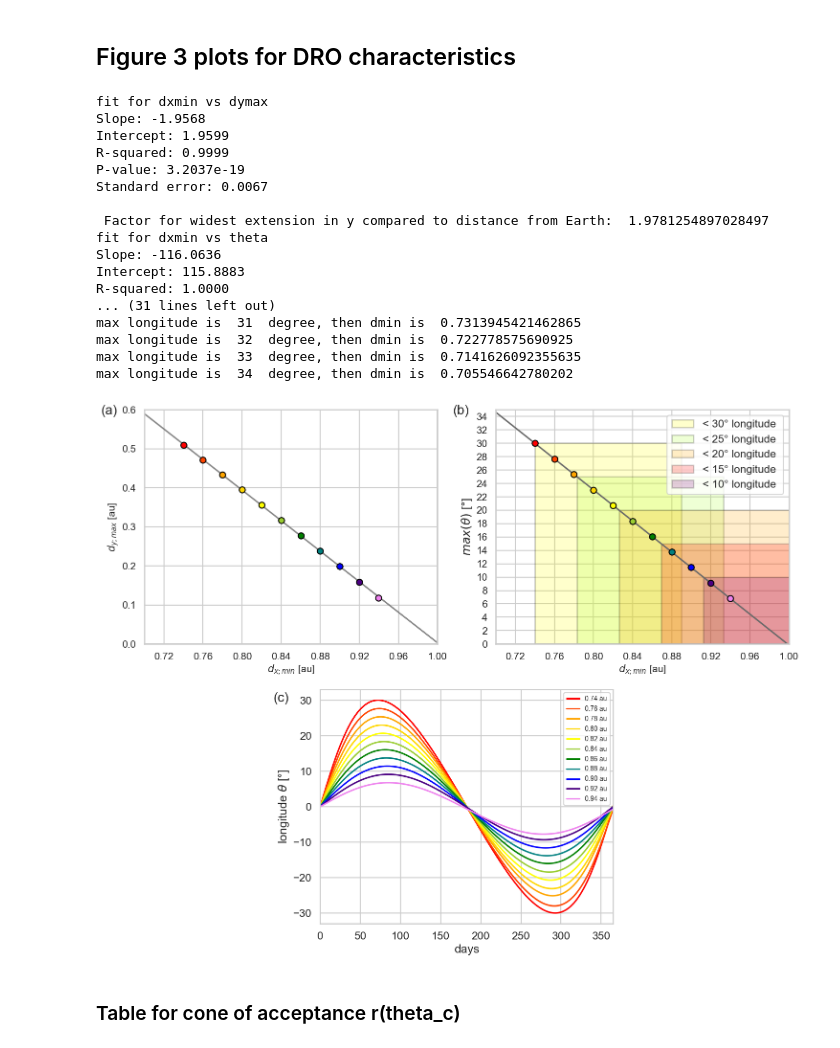
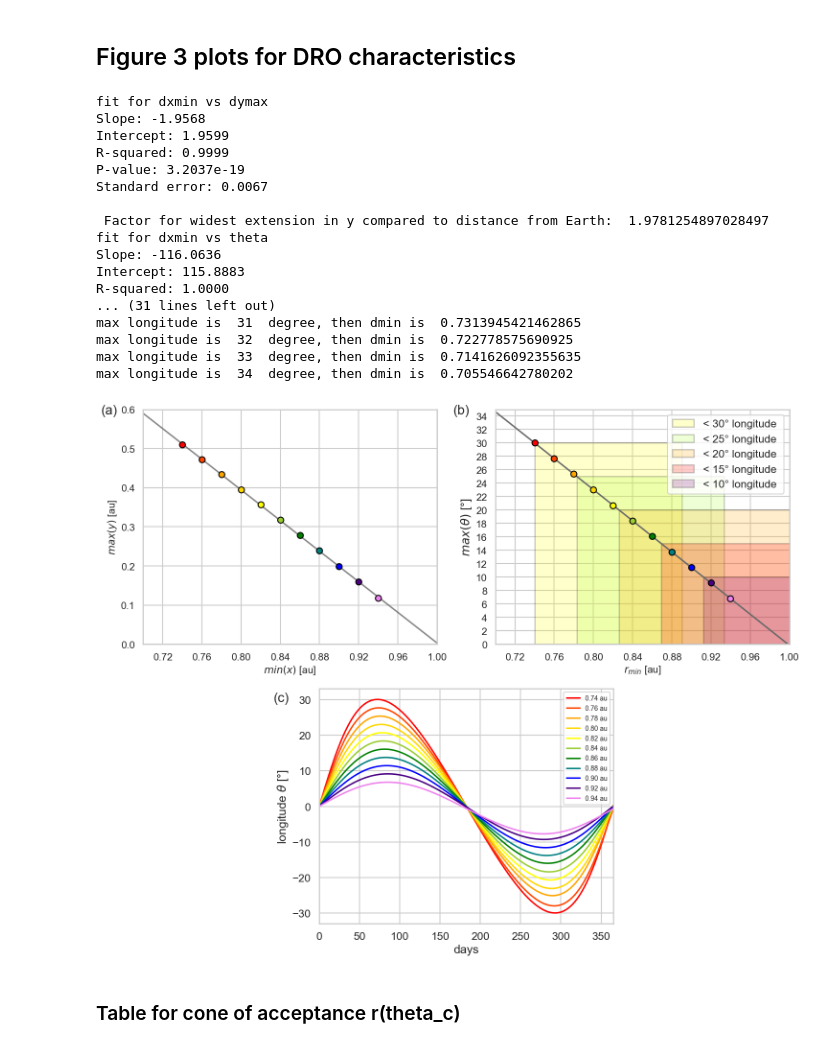
Before and after one commit to cmoestl/dro_orbits, a Jupyter notebook: dro.ipynb, the cells around one changed output. Saved outputs shown, nothing was run; the diff lists cells and outputs as text; code cells hidden in the pictures.

```diff
--- a/dro.ipynb
+++ b/dro.ipynb
@@ -678,8 +678,8 @@ for i in np.arange(11):
     ax1.scatter(minx,maxy, marker='o',c=dro_colors[i],edgecolor='black',zorder=3)
 
 
-ax1.set_xlabel('$d_{x;min}$ [au]',fontsize=15)
-ax1.set_ylabel('$d_{y;max}$ [au]',fontsize=15)
+ax1.set_xlabel('$min(x)$ [au]',fontsize=15)
+ax1.set_ylabel('$max(y)$ [au]',fontsize=15)
 ax1.set_xlim(0.7, 1.0)
 ax1.set_ylim(0,0.6)
 ax1.tick_params(axis='x', labelsize=15)
@@ -719,7 +719,7 @@ for i in np.arange(11):
     maxlong_list.append(maxlong)
     ax2.scatter(minx_list[i],maxlong, marker='o',c=dro_colors[i],edgecolor='black',zorder=3)
 
-ax2.set_xlabel('$d_{x;min}$ [au]',fontsize=15)
+ax2.set_xlabel('$r_{min}$ [au]',fontsize=15)
 ax2.set_ylabel(r'$max( \theta )$ [°]')
 ax2.set_xlim(0.7, 1.0)
 ax2.set_ylim(0,35)
@@ -821,34 +821,34 @@ ax3.legend(fontsize=10)
 #ax.scatter(x4[shield_i],y4[shield_i],marker='o',c='green')
 #ax.scatter(x5[shield_i],y5[shield_i],marker='o',c='orange')
 
 ############
 ### labels
 fig.text(0.01, 0.98, '(a)', fontsize=20, va='top', ha='left')
 fig.text(0.50, 0.98, '(b)', fontsize=20, va='top', ha='left')
 fig.text(0.25, 0.48, '(c)', fontsize=20, va='top', ha='left')
 
 plt.tight_layout()
 plt.savefig('results/fig3_characterize.pdf', dpi=300,bbox_inches='tight')
 plt.savefig('results/fig3_characterize.png', dpi=300,bbox_inches='tight')
 # %% [output]
 fit for dxmin vs dymax
 Slope: -1.9568
 Intercept: 1.9599
 R-squared: 0.9999
 P-value: 3.2037e-19
 Standard error: 0.0067
 
  Factor for widest extension in y compared to distance from Earth:  1.9781254897028497
 fit for dxmin vs theta
 Slope: -116.0636
 Intercept: 115.8883
 R-squared: 1.0000
 ... (31 lines left out)
 max longitude is  31  degree, then dmin is  0.7313945421462865
 max longitude is  32  degree, then dmin is  0.722778575690925
 max longitude is  33  degree, then dmin is  0.7141626092355635
 max longitude is  34  degree, then dmin is  0.705546642780202
-[figure, old version]
+[figure, new version]
 # %% [markdown]
 ### Table for cone of acceptance r(theta_c)
 # %%
```
Also changed, not shown: parts of 20 cells of this notebook, 43 other files.
